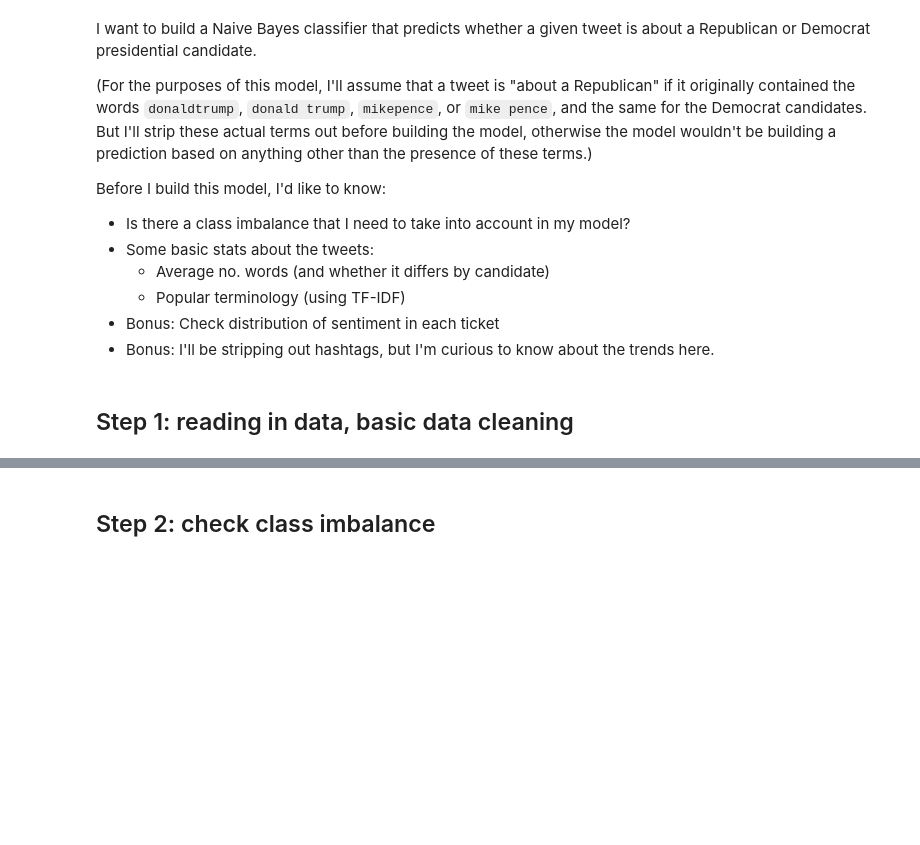
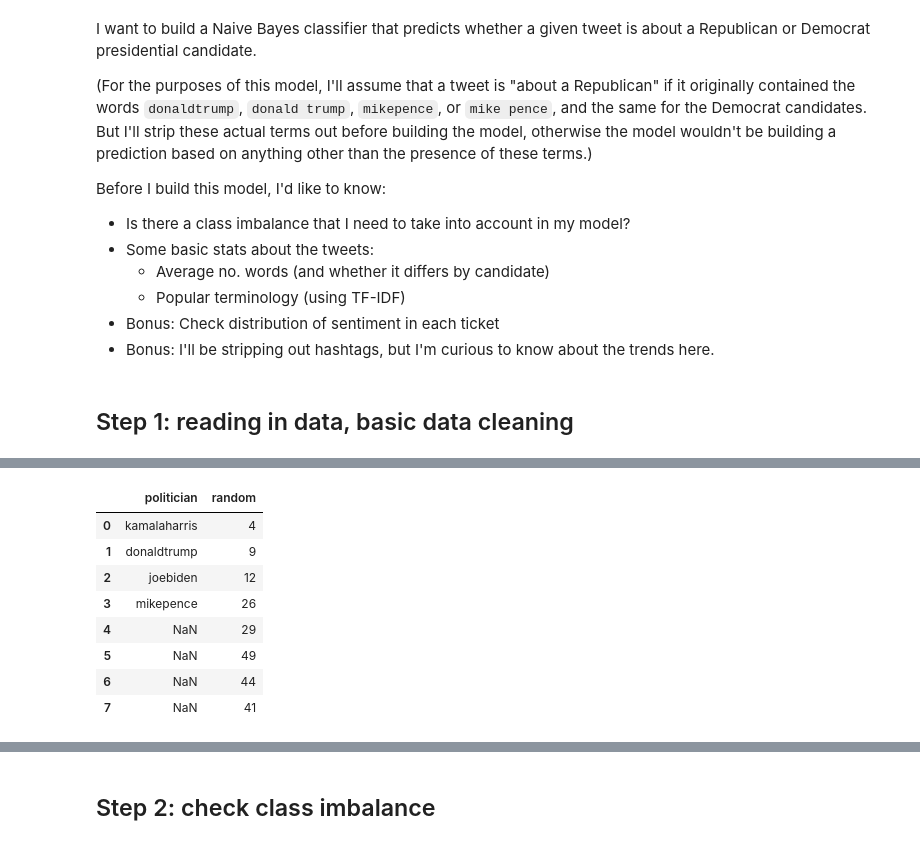
Before and after one commit to lara-ehr/spaCy-explorers, a Jupyter notebook: election-tweet-classification/election_tweet_eda.ipynb, the cells around one changed output, grey strips where cells are left out. Cells and saved outputs as stored; diff of their text form; code cells hidden in the pictures; blank space fills up the shorter version.

```diff
--- a/election-tweet-classification/election_tweet_eda.ipynb
+++ b/election-tweet-classification/election_tweet_eda.ipynb
@@ -69,0 +65,12 @@ ValueError: cannot mask with array containing NA / NaN values
+# %%
+test
+# %% [output]
+|  | politician | random |
+| 0 | kamalaharris | 4 |
+| 1 | donaldtrump | 9 |
+| 2 | joebiden | 12 |
+| 3 | mikepence | 26 |
+| 4 | NaN | 29 |
+| 5 | NaN | 49 |
+| 6 | NaN | 44 |
+| 7 | NaN | 41 |
```
Also changed, not shown: parts of 19 cells of this notebook.
